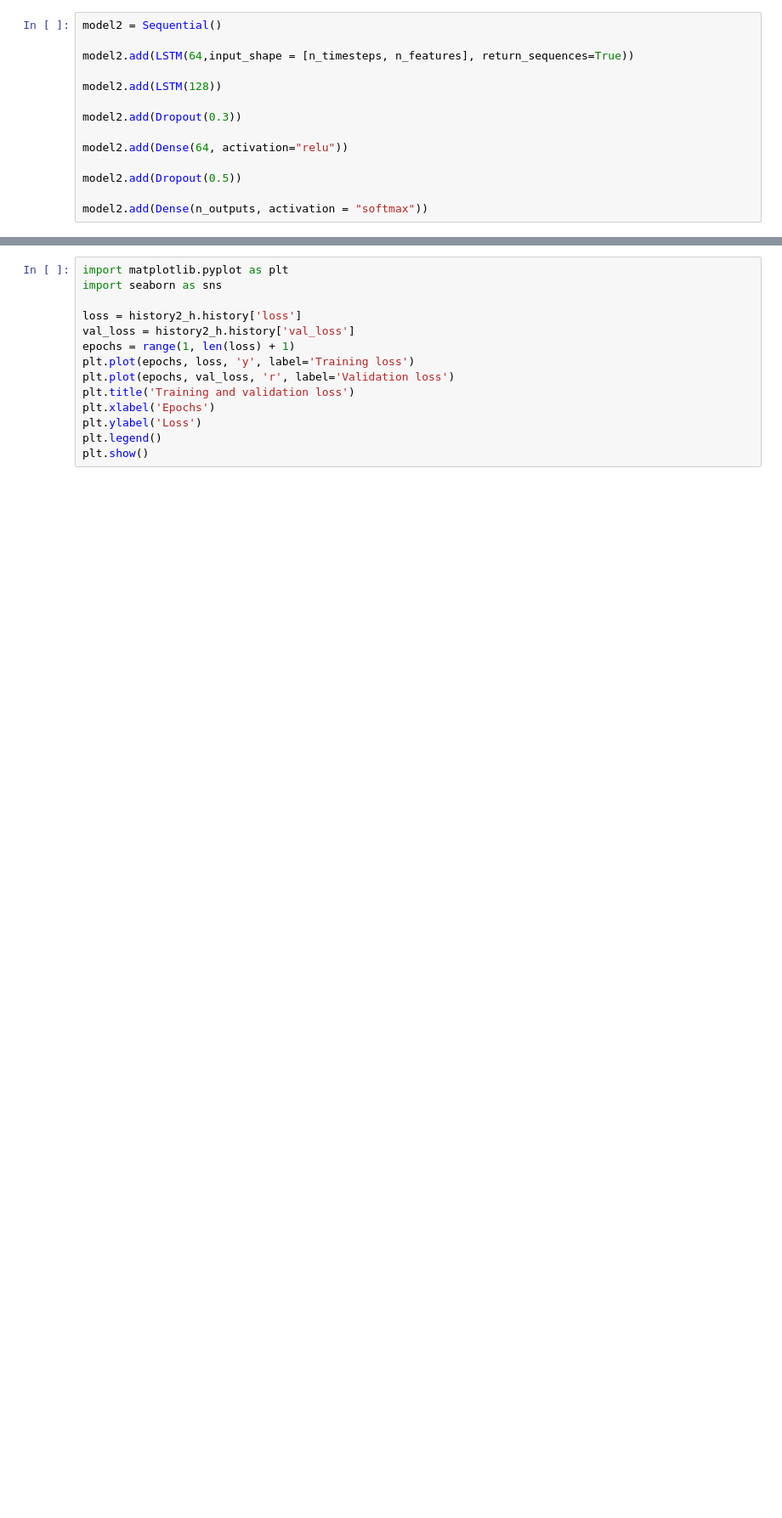
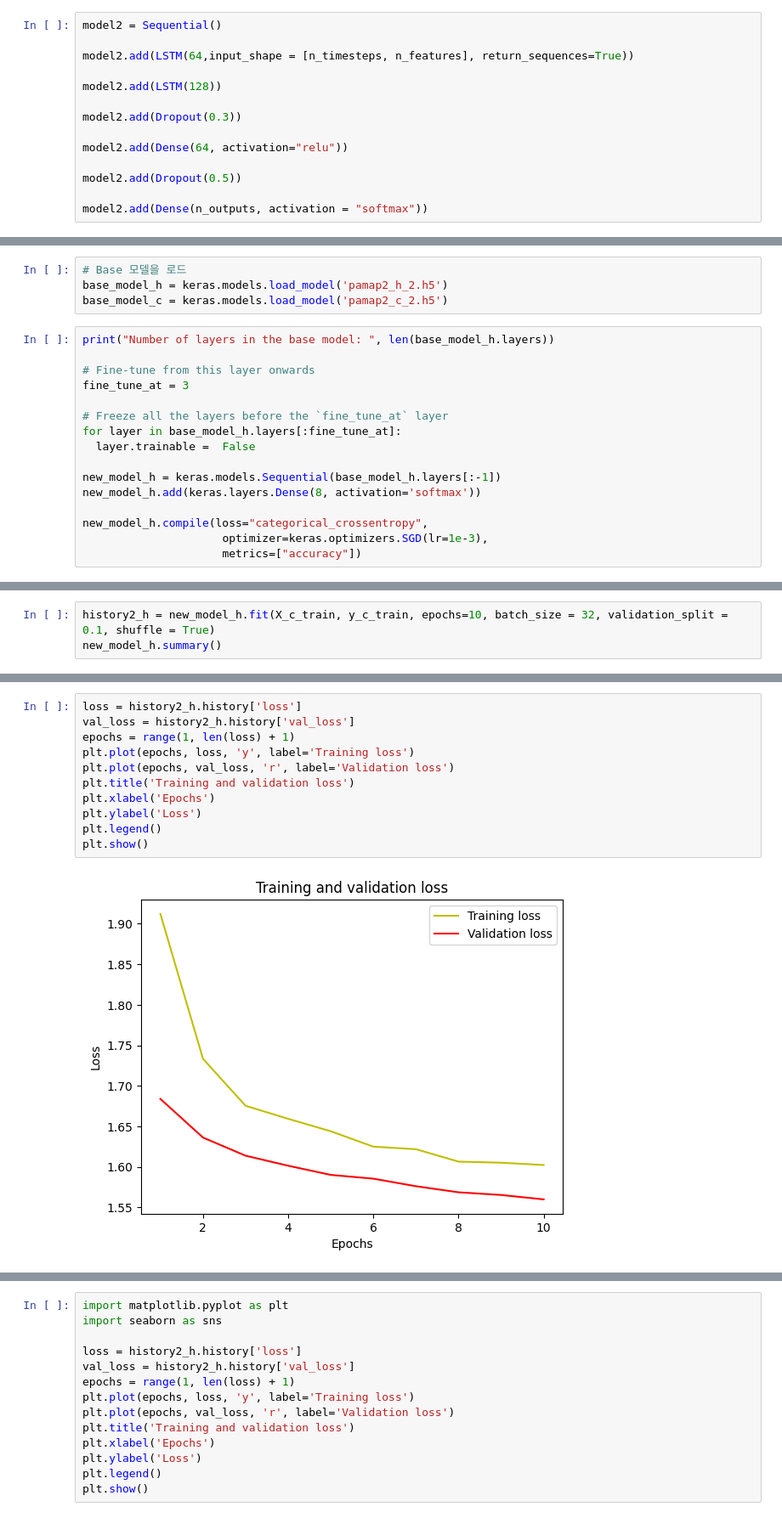
Before and after one commit to yongjun-0903/deep-learning, a Jupyter notebook: 05_1013_pamap2.ipynb, the cells around one changed output, grey strips where cells are left out. Shown at 85% size. Drawn from its saved outputs; the diff is of its cells as text; blank space fills up the shorter version.

```diff
--- a/05_1013_pamap2.ipynb
+++ b/05_1013_pamap2.ipynb
@@ -533,0 +524,20 @@ print(f'평가 정확도: {accuracy_c:.4f}')
+# %%
+# Base 모델을 로드
+base_model_h = keras.models.load_model('pamap2_h_2.h5')
+base_model_c = keras.models.load_model('pamap2_c_2.h5')
+# %%
+print("Number of layers in the base model: ", len(base_model_h.layers))
+
+# Fine-tune from this layer onwards
+fine_tune_at = 3
+
+# Freeze all the layers before the `fine_tune_at` layer
+for layer in base_model_h.layers[:fine_tune_at]:
+  layer.trainable =  False
+
+new_model_h = keras.models.Sequential(base_model_h.layers[:-1])
+new_model_h.add(keras.layers.Dense(8, activation='softmax'))
+
+new_model_h.compile(loss="categorical_crossentropy",
+                     optimizer=keras.optimizers.SGD(lr=1e-3),
+                     metrics=["accuracy"])
@@ -533,0 +577,3 @@ print(f'평가 정확도: {accuracy_c:.4f}')
+# %%
+history2_h = new_model_h.fit(X_c_train, y_c_train, epochs=10, batch_size = 32, validation_split = 0.1, shuffle = True)
+new_model_h.summary()
@@ -533,0 +598,13 @@ print(f'평가 정확도: {accuracy_c:.4f}')
+# %%
+loss = history2_h.history['loss']
+val_loss = history2_h.history['val_loss']
+epochs = range(1, len(loss) + 1)
+plt.plot(epochs, loss, 'y', label='Training loss')
+plt.plot(epochs, val_loss, 'r', label='Validation loss')
+plt.title('Training and validation loss')
+plt.xlabel('Epochs')
+plt.ylabel('Loss')
+plt.legend()
+plt.show()
+# %% [output]
+[figure, added]
```
Also changed, not shown: parts of 23 cells of this notebook.
